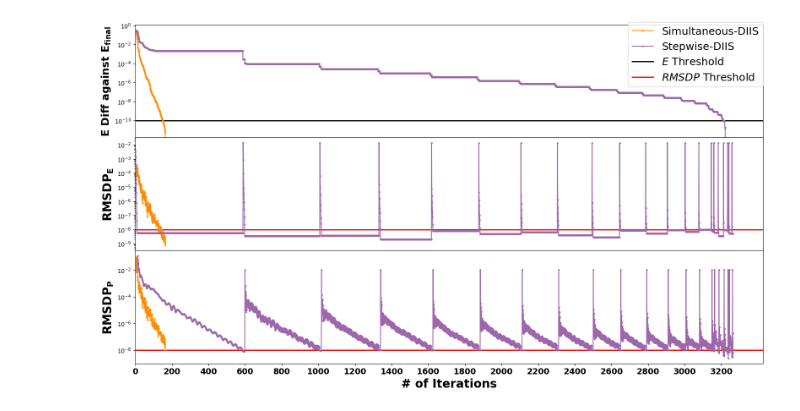
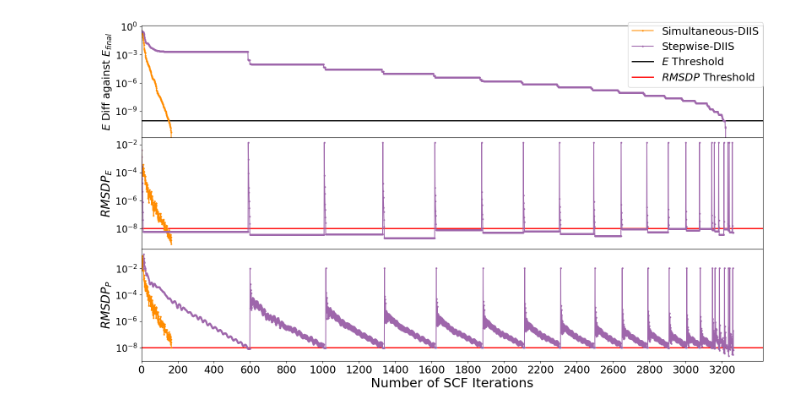
Before and after one commit to aodongliu/NEO-SCF-2ndYearExam, a Jupyter notebook: plotZoomin.ipynb, the cells around one changed output. Saved outputs shown, nothing was run; the diff lists cells and outputs as text; code cells hidden in the pictures.

```diff
--- a/plotZoomin.ipynb
+++ b/plotZoomin.ipynb
@@ -30,43 +30,47 @@ ax[0].plot(zundel_smtd_iter,zundel_smtd_e[1:],'o-',c='darkorange',ms=2,label="Si
 ax[0].plot(zundel_stw_iter,zundel_stw_e[1:],'o-',c='#9e66ab',ms=2,label="Stepwise-DIIS")
 ax[0].axhline(y=10**(-10),xmin=0,xmax=zundel_stw_iter.size+1,c="black",linewidth=2,zorder=0,label='$E$ Threshold')
 ax[0].set_yscale("log")
-ax[0].set_ylabel("$\mathbf{E}$ Diff against $\mathbf{E_{final}}$",fontsize=18,fontweight='bold')
+ax[0].set_ylabel("$E$ Diff against $E_{final}$",fontsize=18)
+#ax[0].set_yticks([10**(-10),0])
 #ax[0].legend(loc='upper right')
 
 
 ax[1].plot(zundel_smtd_iter,zundel_smtd_pe[1:],'o-',c='darkorange',ms=2)
 ax[1].plot(zundel_stw_iter2,zundel_stw_pe[1:],'o-',c='#9e66ab',ms=2)
 ax[1].axhline(y=10**(-8),xmin=0,xmax=zundel_stw_iter.size+1,c="red",linewidth=2,zorder=0,label='$RMSDP$ Threshold')
 ax[1].set_yscale("log")
-ax[1].set_ylabel("$\mathbf{RMSD P_E}$",fontsize=20,fontweight='bold')
+ax[1].set_ylabel("$RMSD P_E$",fontsize=20,fontweight='bold')
 #ax[1].legend(loc='upper right')
 
 
 ax[2].plot(zundel_smtd_iter,zundel_smtd_pp[1:],'o-',c='darkorange',ms=2)
 ax[2].plot(zundel_stw_iter2[11:],zundel_stw_pp[12:],'o-',c='#9e66ab',ms=2)
 ax[2].axhline(y=10**(-8),xmin=0,xmax=zundel_stw_iter.size+1,c="red",linewidth=2,zorder=0)
 ax[2].set_yscale("log")
-ax[2].set_ylabel("$\mathbf{RMSD P_P}$",fontsize=20,fontweight='bold')
+ax[2].set_ylabel("$RMSD P_P$",fontsize=20)
 #ax[2].legend(loc='upper right')
-ax[2].set_xlabel("# of Iterations", fontsize=20,fontweight='bold')
+ax[2].set_xlabel("Number of SCF Iterations", fontsize=22)
 ax[2].set_xticks(np.arange(0, zundel_stw_iter.size+1, step=200))
-ax[2].set_xticklabels(ax[2].get_xticks(), rotation=0, weight='bold', size=14)
+ax[2].set_xticklabels(ax[2].get_xticks(), rotation=0, size=18)
 ax[2].set_xlim(xmin=0)
 
+ax[0].tick_params(axis='y', labelsize=16)
+ax[1].tick_params(axis='y', labelsize=16)
+ax[2].tick_params(axis='y', labelsize=16)
 # # Hide x labels and tick labels for all but bottom plot.
 # for axes in ax:
 #    axes.label_outer()
 
 fig.set_facecolor('w')
 lines_labels = [axes.get_legend_handles_labels() for axes in ax]
 lines, labels = [sum(lol, []) for lol in zip(*lines_labels)]
 fig.legend(lines, labels,fontsize=18)
 
 plt.tight_layout()
-plt.savefig('/Users/aodongliu/LiGroup/gaussian/zundel_2AlgCompvsE.png', dpi=800)
+plt.savefig('/Users/aodongliu/LiGroup/gaussian/zundel_2AlgCompvsE.pdf', dpi=2400)
 plt.show()
 # %% [output]
-[figure, old version]
+[figure, new version]
 # %%
 #plt.style.use('classic')
 plt.style.use('default')
```
Also changed, not shown: parts of 1 cell of this notebook, 9 other files.
